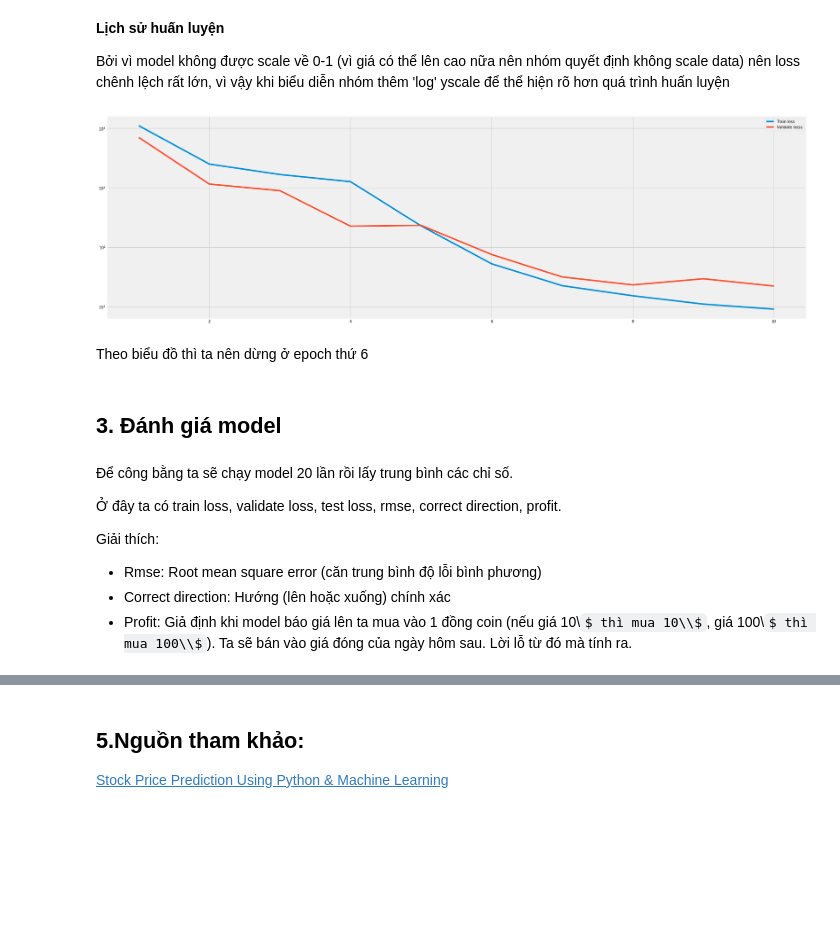
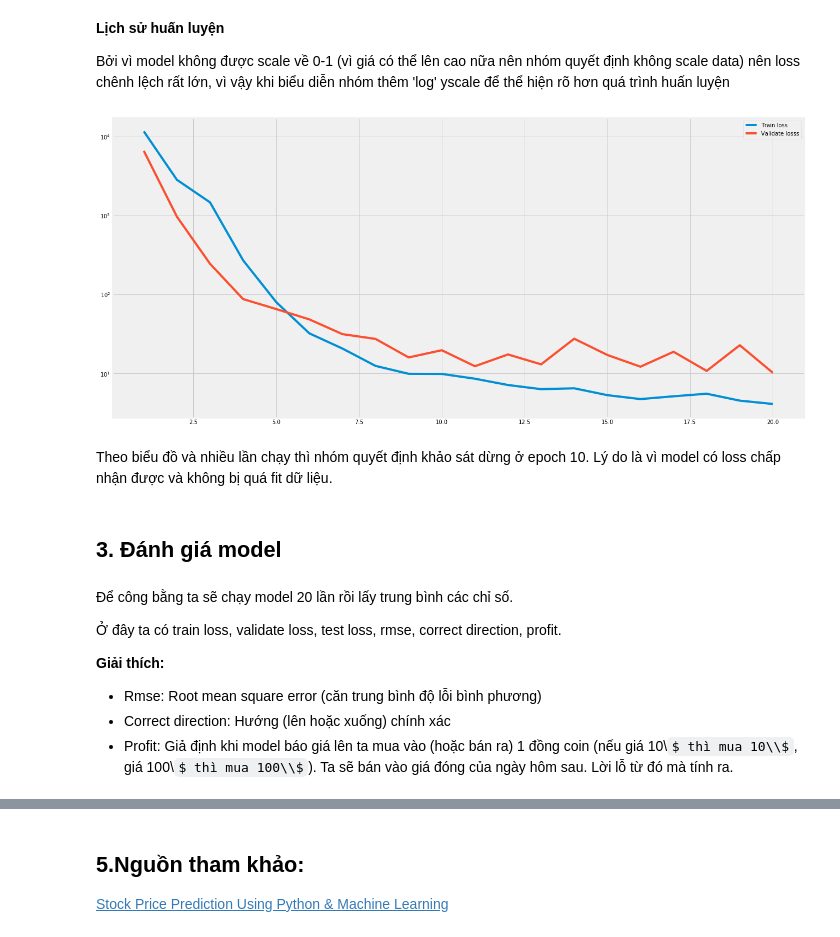
Before and after one commit to ptquan-hcmus/StockPricePredict, a Jupyter notebook: StockPredictModel.ipynb, the cells around one changed output, grey strips where cells are left out. Saved outputs shown, nothing was run; the diff lists cells and outputs as text; code cells hidden in the pictures; some formulas as TeX source; blank space fills up the shorter version.

Commit message:
update model
Model rmse 3.9, 61% correct direction

```diff
--- a/StockPredictModel.ipynb
+++ b/StockPredictModel.ipynb
@@ -12,6 +12,6 @@ from keras.layers import Dense, LSTM
 import matplotlib.pyplot as plt
 plt.style.use('fivethirtyeight')
 # %%
-df = pd.read_csv('df.csv', index_col = 'timestamp')
+df = pd.read_csv('stock_price_with_indicators.csv', index_col = 'Date')
 df.head()
 # %% [output]
@@ -46,6 +48,8 @@ DatetimeIndex(['2020-12-15', '2020-12-14', '2020-12-11', '2020-12-10',
 # %%
 # Lấy giá đóng mỗi ngày, EMA và 'RSI'
-EMA_df = df[['close', 'EMA', 'RSI']]
+# Lý do lấy EMA và RSI là vì EMA có mối liên hệ với giá rất lớn
+# và nhóm đã thử kết hợp EMA và các indicator khác thì RSI hoạt động tốt nhất
+EMA_df = df[['Close', 'EMA_20', 'RSI_14']]
 EMA_df = EMA_df.iloc[::-1]
 EMA_df.head()
 # %% [output]
@@ -59,5 +63,5 @@ EMA_df.head()
 # %%
 # Chuyển về dạng numpy
-dataset = EMA_df[['close', 'EMA', 'RSI']].values
+dataset = EMA_df[['Close', 'EMA_20', 'RSI_14']].values
 dataset[:5]
 # %% [output]
@@ -105,4 +111,4 @@ model.compile(optimizer='adam', loss = 'mean_squared_error')
 # %%
 #Train the model
-hist = model.fit(X_train, y_train, batch_size=32, epochs=10, shuffle=True, validation_data=(X_val, y_val))
+hist = model.fit(X_train, y_train, batch_size=32, epochs=20, shuffle=True, validation_data=(X_val, y_val))
 # %% [output]
@@ -144,16 +157,16 @@ hist.history['loss']
 
 Bởi vì model không được scale về 0-1 (vì giá có thể lên cao nữa nên nhóm quyết định không scale data) nên loss chênh lệch rất lớn, vì vậy khi biểu diễn nhóm thêm 'log' yscale để thể hiện rõ hơn quá trình huấn luyện
 # %%
-plt.figure(figsize = (30, 10))
-plt.plot(np.arange(1, 11), hist.history['loss'])
-plt.plot(np.arange(1, 11), hist.history['val_loss'])
+plt.figure(figsize = (20, 10))
+plt.plot(np.arange(1, 21), hist.history['loss'])
+plt.plot(np.arange(1, 21), hist.history['val_loss'])
 plt.legend(['Train loss', 'Validate losss'], loc = 'upper right')
 plt.yscale('log')
 plt.show()
 # %% [output]
-[figure, old version]
+[figure, new version]
-# %% [markdown]
-Theo biểu đồ thì ta nên dừng ở epoch thứ 6
+# %% [markdown]
+Theo biểu đồ và nhiều lần chạy thì nhóm quyết định khảo sát dừng ở epoch 10. Lý do là vì model có loss chấp nhận được và không bị quá fit dữ liệu.
 # %% [markdown]
 ## 3. Đánh giá model
 # %% [markdown]
@@ -161,8 +174,8 @@ Theo biểu đồ thì ta nên dừng ở epoch thứ 6
 
 Ở đây ta có train loss, validate loss, test loss, rmse, correct direction, profit.
 
-Giải thích:
+**Giải thích:**
 - Rmse: Root mean square error (căn trung bình độ lỗi bình phương)
 - Correct direction: Hướng (lên hoặc xuống) chính xác
-- Profit: Giả định khi model báo giá lên ta mua vào 1 đồng coin (nếu giá 10\\$ thì mua 10\\$, giá 100\\$ thì mua 100\\$). Ta sẽ bán vào giá đóng của ngày hôm sau. Lời lỗ từ đó mà tính ra.
+- Profit: Giả định khi model báo giá lên ta mua vào (hoặc bán ra) 1 đồng coin (nếu giá 10\\$ thì mua 10\\$, giá 100\\$ thì mua 100\\$). Ta sẽ bán vào giá đóng của ngày hôm sau. Lời lỗ từ đó mà tính ra.
 # %%
```
Also changed, not shown: parts of 25 cells of this notebook.
